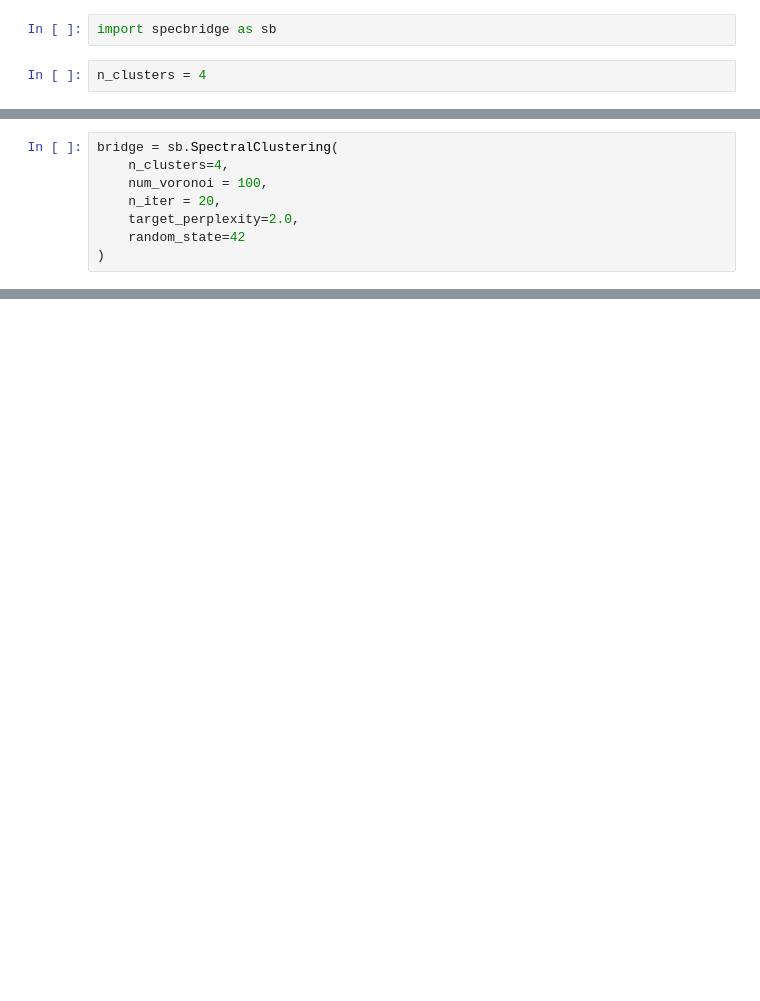
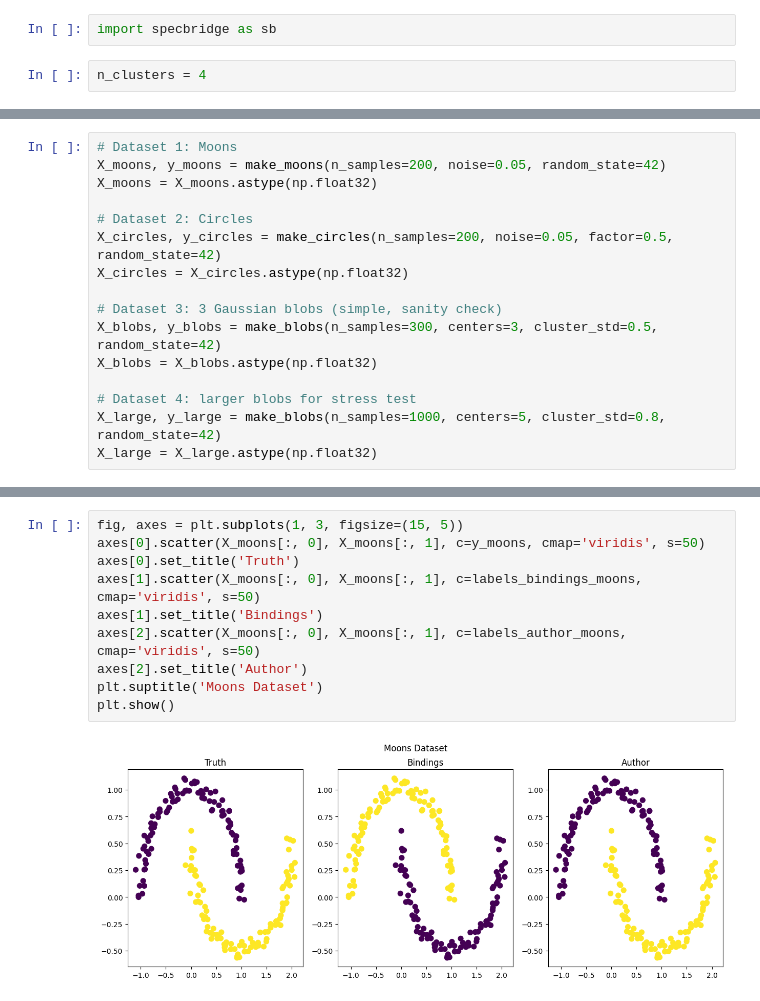
Before and after one commit to enthusiastic2003/spectral-bridges-parallel, a Jupyter notebook: sb_impl_tester.ipynb, the cells around one changed output, grey strips where cells are left out. Drawn from its saved outputs; the diff is of its cells as text; blank space fills up the shorter version.

```diff
--- a/sb_impl_tester.ipynb
+++ b/sb_impl_tester.ipynb
@@ -197,8 +10,0 @@ X = np.vstack(X_parts).astype(np.float32)
-# %%
-bridge = sb.SpectralClustering(
-    n_clusters=4,
-    num_voronoi = 100,
-    n_iter = 20,
-    target_perplexity=2.0,
-    random_state=42
-)
@@ -378,0 +15,16 @@ Circles: ARI(specbridge vs sbcluster)=1.0000
+# %%
+# Dataset 1: Moons
+X_moons, y_moons = make_moons(n_samples=200, noise=0.05, random_state=42)
+X_moons = X_moons.astype(np.float32)
+
+# Dataset 2: Circles
+X_circles, y_circles = make_circles(n_samples=200, noise=0.05, factor=0.5, random_state=42)
+X_circles = X_circles.astype(np.float32)
+
+# Dataset 3: 3 Gaussian blobs (simple, sanity check)
+X_blobs, y_blobs = make_blobs(n_samples=300, centers=3, cluster_std=0.5, random_state=42)
+X_blobs = X_blobs.astype(np.float32)
+
+# Dataset 4: larger blobs for stress test
+X_large, y_large = make_blobs(n_samples=1000, centers=5, cluster_std=0.8, random_state=42)
+X_large = X_large.astype(np.float32)
@@ -378,0 +157,12 @@ Circles: ARI(specbridge vs sbcluster)=1.0000
+# %%
+fig, axes = plt.subplots(1, 3, figsize=(15, 5))
+axes[0].scatter(X_moons[:, 0], X_moons[:, 1], c=y_moons, cmap='viridis', s=50)
+axes[0].set_title('Truth')
+axes[1].scatter(X_moons[:, 0], X_moons[:, 1], c=labels_bindings_moons, cmap='viridis', s=50)
+axes[1].set_title('Bindings')
+axes[2].scatter(X_moons[:, 0], X_moons[:, 1], c=labels_author_moons, cmap='viridis', s=50)
+axes[2].set_title('Author')
+plt.suptitle('Moons Dataset')
+plt.show()
+# %% [output]
+[figure, added]
```
Also changed, not shown: parts of 28 cells of this notebook, 33 other files.
